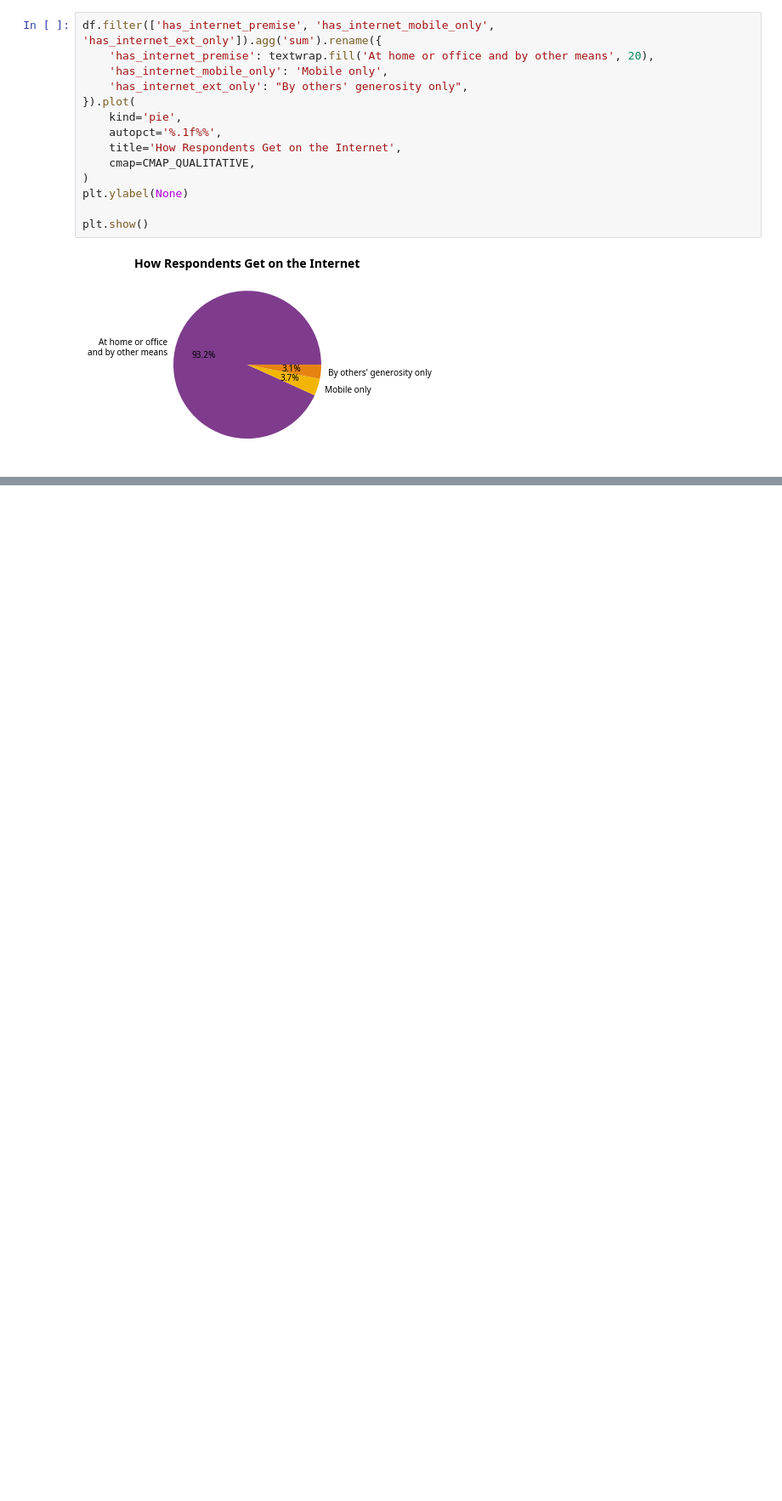
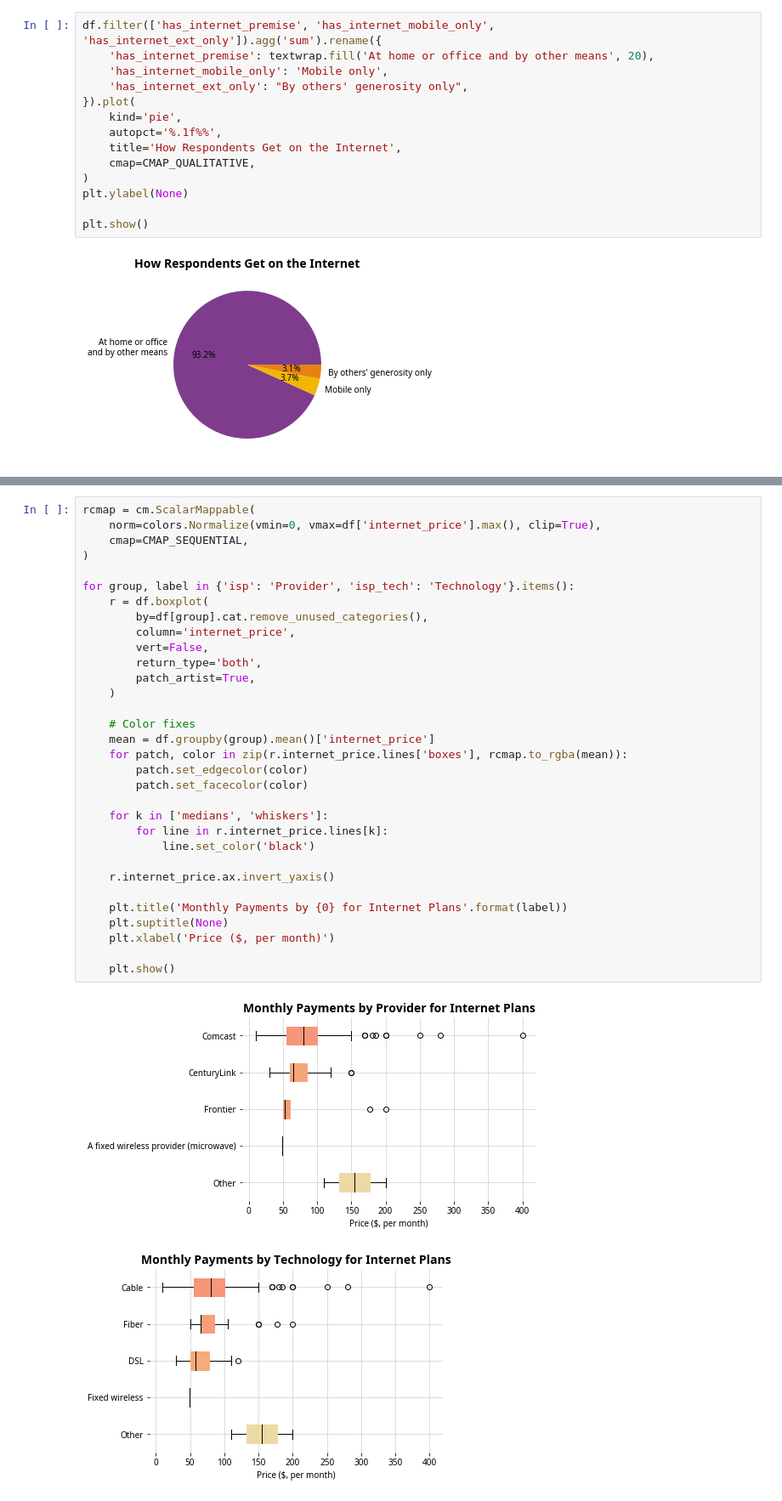
Before and after one commit to municipalbroadband/reports, a Jupyter notebook: mbpdx/2020-02-community-engagement/report.ipynb, the cells around one changed output, grey strips where cells are left out. Shown at 85% size. Drawn from its saved outputs; the diff is of its cells as text; blank space fills up the shorter version.

```diff
--- a/mbpdx/2020-02-community-engagement/report.ipynb
+++ b/mbpdx/2020-02-community-engagement/report.ipynb
@@ -92,3 +95,38 @@ plt.show()
+# %%
+rcmap = cm.ScalarMappable(
+    norm=colors.Normalize(vmin=0, vmax=df['internet_price'].max(), clip=True),
+    cmap=CMAP_SEQUENTIAL,
+)
+
+for group, label in {'isp': 'Provider', 'isp_tech': 'Technology'}.items():
+    r = df.boxplot(
+        by=df[group].cat.remove_unused_categories(),
+        column='internet_price',
+        vert=False,
+        return_type='both',
+        patch_artist=True,
+    )
+
+    # Color fixes
+    mean = df.groupby(group).mean()['internet_price']
+    for patch, color in zip(r.internet_price.lines['boxes'], rcmap.to_rgba(mean)):
+        patch.set_edgecolor(color)
+        patch.set_facecolor(color)
+
+    for k in ['medians', 'whiskers']:
+        for line in r.internet_price.lines[k]:
+            line.set_color('black')
+
+    r.internet_price.ax.invert_yaxis()
+
+    plt.title('Monthly Payments by {0} for Internet Plans'.format(label))
+    plt.suptitle(None)
+    plt.xlabel('Price ($, per month)')
+
+    plt.show()
+# %% [output]
+[figure, added]
+[figure, added]
 # %%
 s = df.filter(['importance_student', 'importance_low_income']).stack()
 idf = pandas.DataFrame(s.groupby([pandas.Grouper(level=1), s]).size()).unstack()
```
Also changed, not shown: parts of 8 cells of this notebook.
